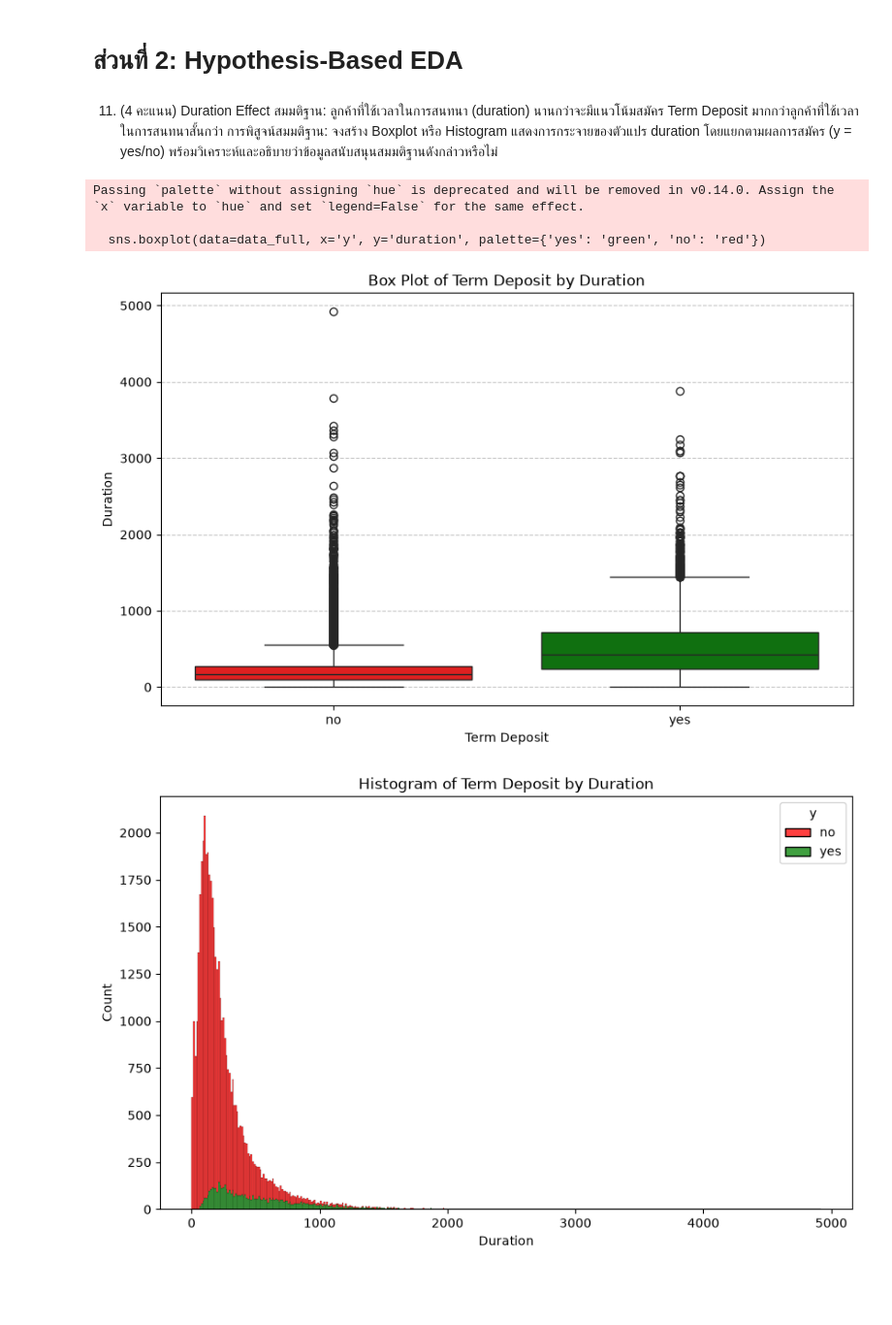
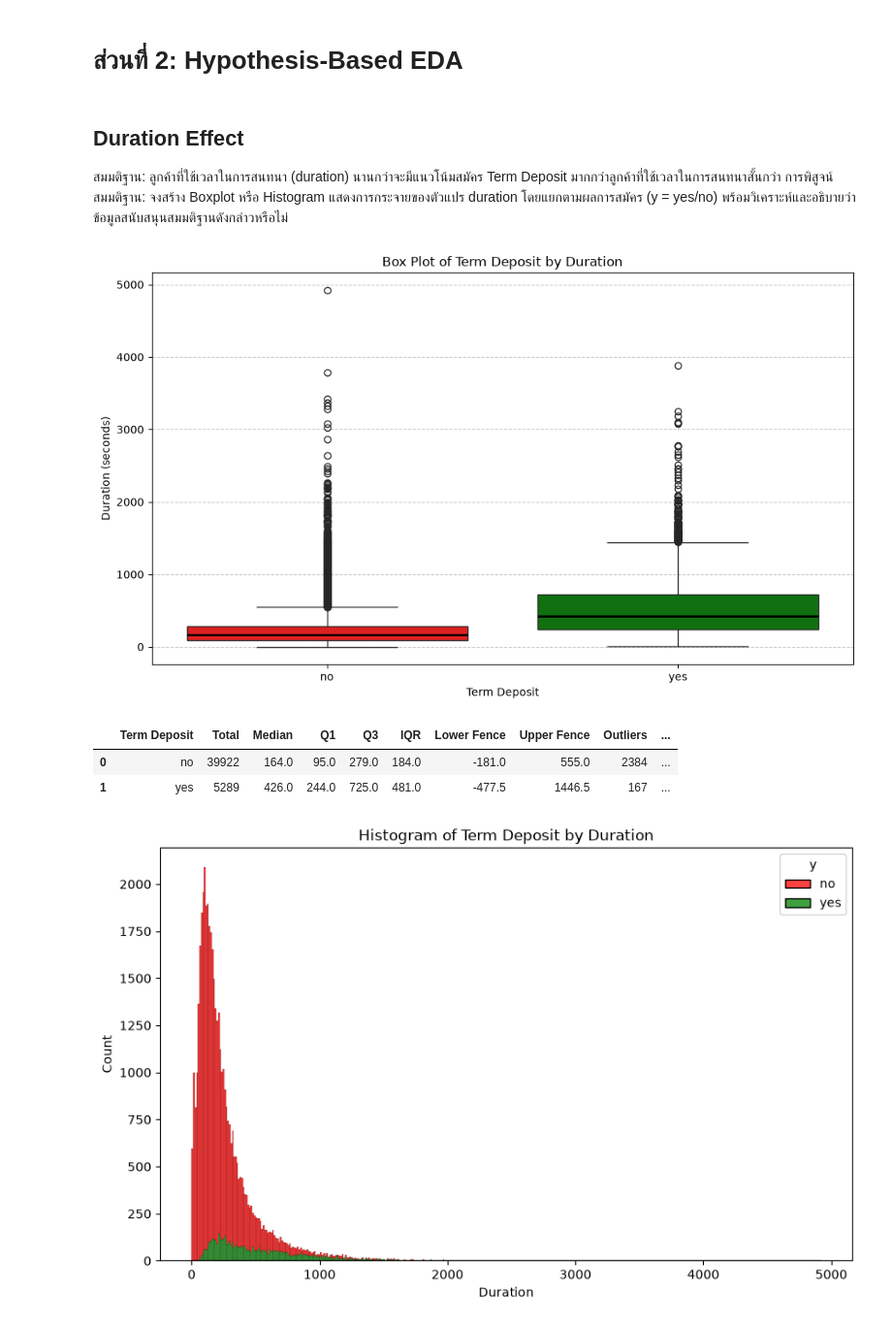
Before and after one commit to TKishioru/DPU.DT, a Jupyter notebook: DT514 วิทยาการข้อมูลและการวิเคราะห์ข้อมูลขนาดใหญ่/Midterm/anwser.ipynb, the cells around one changed output. Shown at 97% size. Drawn from its saved outputs; the diff is of its cells as text; code cells hidden in the pictures; blank space fills up the shorter version.

```diff
--- a/DT514 วิทยาการข้อมูลและการวิเคราะห์ข้อมูลขนาดใหญ่/Midterm/anwser.ipynb
+++ b/DT514 วิทยาการข้อมูลและการวิเคราะห์ข้อมูลขนาดใหญ่/Midterm/anwser.ipynb
@@ -490,23 +1253,87 @@ plt.show()
 # %% [markdown]
 # ส่วนที่ 2: Hypothesis-Based EDA
 # %% [markdown]
-11. (4 คะแนน) Duration Effect
+## Duration Effect
 สมมติฐาน: ลูกค้าที่ใช้เวลาในการสนทนา (duration) นานกว่าจะมีแนวโน้มสมัคร Term Deposit มากกว่าลูกค้าที่ใช้เวลาในการสนทนาสั้นกว่า
 การพิสูจน์สมมติฐาน: จงสร้าง Boxplot หรือ Histogram แสดงการกระจายของตัวแปร duration โดยแยกตามผลการสมัคร (y = yes/no) พร้อมวิเคราะห์และอธิบายว่าข้อมูลสนับสนุนสมมติฐานดังกล่าวหรือไม่
 # %%
-# create box plot of Term Deposit by duration
+# Create Boxplot of Term Deposit by Duration
 plt.figure(figsize=(10, 6))
-sns.boxplot(data=data_full, x='y', y='duration', palette={'yes': 'green', 'no': 'red'})
+
+sns.boxplot(
+    data=data_full,
+    x='y',
+    y='duration',
+    order=['no', 'yes'],
+    hue='y',
+    palette={'yes': 'green', 'no': 'red'},
+    legend=False,
+    medianprops=dict(color='black', linewidth=2)
+)
+
 plt.title('Box Plot of Term Deposit by Duration')
 plt.xlabel('Term Deposit')
-plt.ylabel('Duration')
+plt.ylabel('Duration (seconds)')
 plt.grid(axis='y', linestyle='--', alpha=0.7)
+
+plt.tight_layout()
 plt.show()
+
+# =====================================
+# Calculate Statistics and Outliers
+# =====================================
+
+results = []
+
+for group in ['no', 'yes']:
+
+    # เลือกข้อมูล Duration ของแต่ละกลุ่ม
+    duration = data_full.loc[
+        data_full['y'] == group, 'duration'
+    ].dropna()
+
+    # คำนวณค่าสถิติ
+    median = duration.median()
+    Q1 = duration.quantile(0.25)
+    Q3 = duration.quantile(0.75)
+    IQR = Q3 - Q1
+
+    # คำนวณขอบเขต Outliers (IQR Method)
+    lower_fence = Q1 - 1.5 * IQR
+    upper_fence = Q3 + 1.5 * IQR
+
+    # ตรวจสอบ Outliers
+    outliers = duration[
+        (duration < lower_fence) |
+        (duration > upper_fence)
+    ]
+
+    outlier_count = len(outliers)
+    outlier_pct = (outlier_count / len(duration)) * 100
+
+    # บันทึกผลลัพธ์
+    results.append({
+        'Term Deposit': group,
+        'Total': len(duration),
+        'Median': median,
+        'Q1': Q1,
+        'Q3': Q3,
+        'IQR': IQR,
+        'Lower Fence': lower_fence,
+        'Upper Fence': upper_fence,
+        'Outliers': outlier_count,
+        'Outlier (%)': outlier_pct
+    })
+
+# สร้างตารางสรุป
+duration_summary = pd.DataFrame(results)
+
+display(duration_summary.round(2))
 # %% [output]
-Passing `palette` without assigning `hue` is deprecated and will be removed in v0.14.0. Assign the `x` variable to `hue` and set `legend=False` for the same effect.
-
-  sns.boxplot(data=data_full, x='y', y='duration', palette={'yes': 'green', 'no': 'red'})
-[figure, old version]
+[figure, new version]
+|  | Term Deposit | Total | Median | Q1 | Q3 | IQR | Lower Fence | Upper Fence | Outliers | ... |
+| 0 | no | 39922 | 164.0 | 95.0 | 279.0 | 184.0 | -181.0 | 555.0 | 2384 | ... |
+| 1 | yes | 5289 | 426.0 | 244.0 | 725.0 | 481.0 | -477.5 | 1446.5 | 167 | ... |
 # %%
 # create histogram of Term Deposit by duration
 plt.figure(figsize=(10, 6))
```
Also changed, not shown: parts of 44 cells of this notebook, 1 other file.
